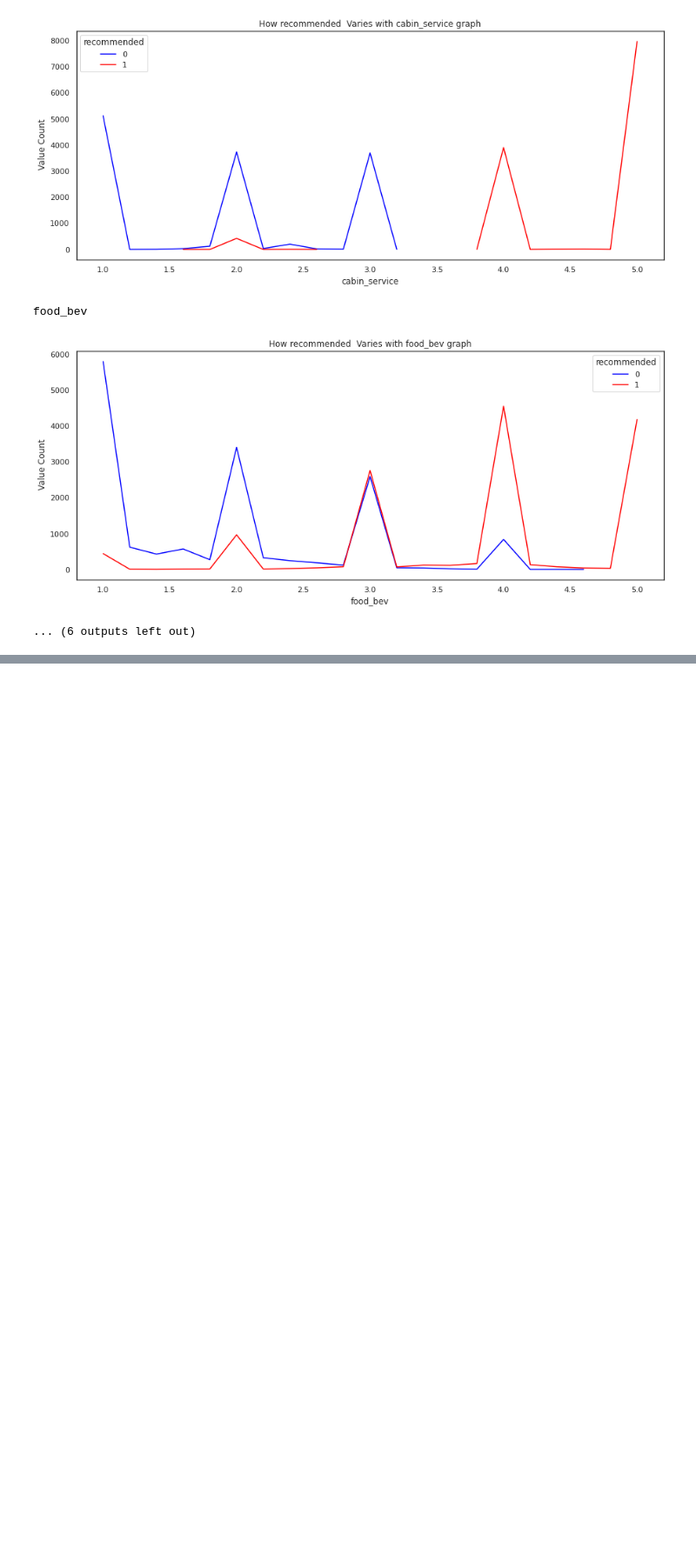
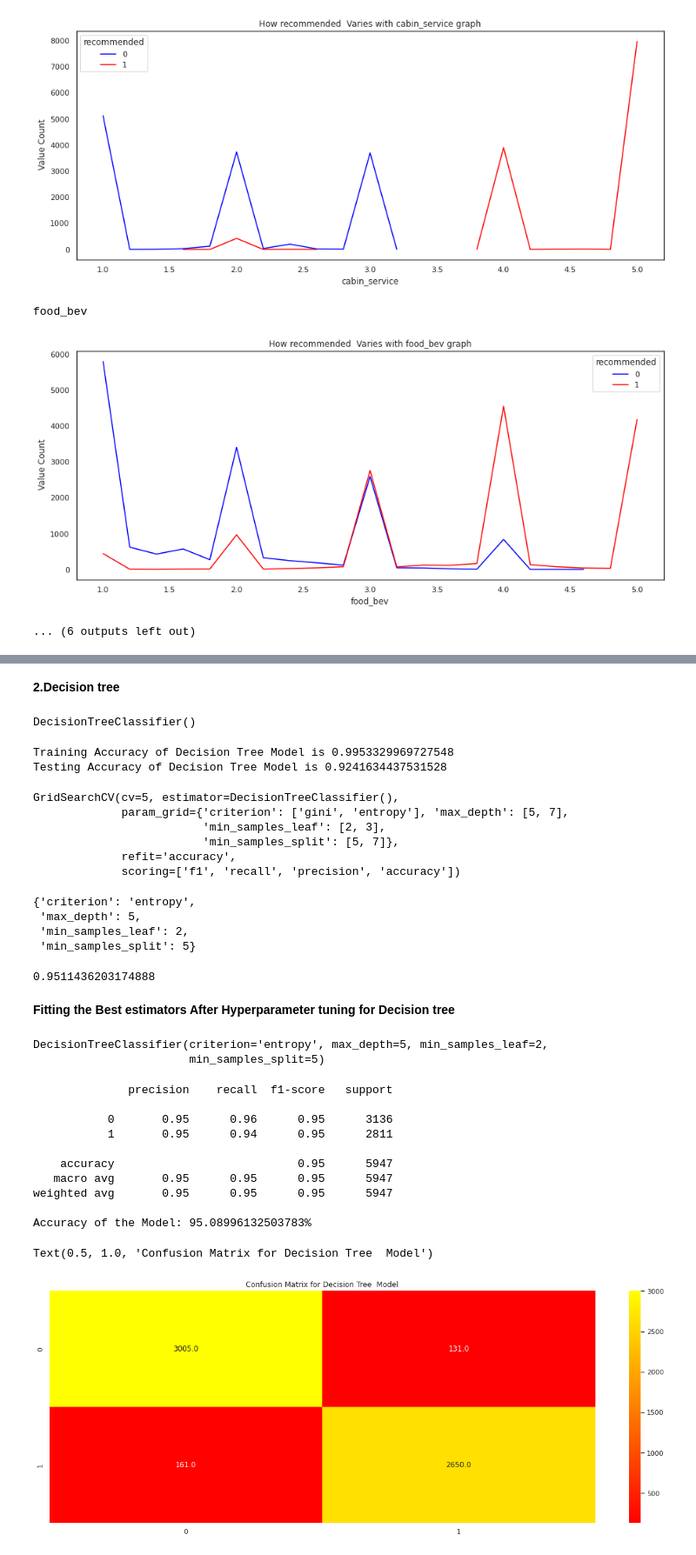
Before and after one commit to Mahima2208/Airline_Passenger_Referal_Prediction_Classification, a Jupyter notebook: AIRLINE_PASSENGER_REFERAL_PREDICTION_CLASSIFICATION.ipynb, the cells around one changed output, grey strips where cells are left out. Shown at 87% size. Saved outputs shown, nothing was run; the diff lists cells and outputs as text; code cells hidden in the pictures; blank space fills up the shorter version.

```diff
--- a/AIRLINE_PASSENGER_REFERAL_PREDICTION_CLASSIFICATION.ipynb
+++ b/AIRLINE_PASSENGER_REFERAL_PREDICTION_CLASSIFICATION.ipynb
@@ -355,0 +499,79 @@ food_bev
+# %% [markdown]
+**2.Decision tree**
+# %%
+#Initializing Decision Tree Model object
+tree_classify=DecisionTreeClassifier()
+#Taining a model with x and y
+tree_classify.fit(X_train,Y_train)
+# %% [output]
+DecisionTreeClassifier()
+# %%
+print("Training Accuracy of Decision Tree Model is",tree_classify.score(X_train,Y_train))
+print("Testing Accuracy of Decision Tree Model is",tree_classify.score(X_test,Y_test))
+# %% [output]
+Training Accuracy of Decision Tree Model is 0.9953329969727548
+Testing Accuracy of Decision Tree Model is 0.9241634437531528
+# %%
+#setting the parameters and scoring metric
+parameters = {"criterion":["gini","entropy"],"max_depth":[5,7],"min_samples_split":[5,7],"min_samples_leaf":[2,3]}
+scoring_=['f1','recall','precision','accuracy']
+# %%
+#performing hyperparameter tuning using gridsearchcv
+
+#setting an estimator,and crossvalidation
+tree_cv = GridSearchCV(estimator=tree_classify, param_grid=parameters, scoring=scoring_, cv=5,refit='accuracy')
+
+#Fitting x and y to gridsearchcv model using an estimator Decision tree classifier
+tree_cv.fit(X_train, Y_train)
+# %% [output]
+GridSearchCV(cv=5, estimator=DecisionTreeClassifier(),
+             param_grid={'criterion': ['gini', 'entropy'], 'max_depth': [5, 7],
+                         'min_samples_leaf': [2, 3],
+                         'min_samples_split': [5, 7]},
+             refit='accuracy',
+             scoring=['f1', 'recall', 'precision', 'accuracy'])
+# %%
+#calling an best params
+tree_cv.best_params_
+# %% [output]
+{'criterion': 'entropy',
+ 'max_depth': 5,
+ 'min_samples_leaf': 2,
+ 'min_samples_split': 5}
+# %%
+#calling an best score
+tree_cv.best_score_
+# %% [output]
+0.9511436203174888
+# %% [markdown]
+**Fitting the Best estimators After Hyperparameter tuning for Decision tree**
+# %%
+#Fitting an best parameters to Decision tree Model
+final_tree_after_hyper_param_tune=tree_cv.best_estimator_
+final_tree_after_hyper_param_tune.fit(X_train, Y_train)
+# %% [output]
+DecisionTreeClassifier(criterion='entropy', max_depth=5, min_samples_leaf=2,
+                       min_samples_split=5)
+# %%
+# Evaluation of the decision tree model
+Y_pred = final_tree_after_hyper_param_tune.predict(X_test)
+
+print(classification_report(Y_test, Y_pred))
+cm = confusion_matrix( Y_test,Y_pred)
+
+print("Accuracy of the Model: {}%\n".format((accuracy_score( Y_test,Y_pred))*100))
+sns.heatmap(cm, annot=True, fmt = ".1f",cmap="autumn")
+plt.title("Confusion Matrix for Decision Tree  Model")
+# %% [output]
+              precision    recall  f1-score   support
+
+           0       0.95      0.96      0.95      3136
+           1       0.95      0.94      0.95      2811
+
+    accuracy                           0.95      5947
+   macro avg       0.95      0.95      0.95      5947
+weighted avg       0.95      0.95      0.95      5947
+
+Accuracy of the Model: 95.08996132503783%
+Text(0.5, 1.0, 'Confusion Matrix for Decision Tree  Model')
+[figure, added]
```
Also changed, not shown: parts of 48 cells of this notebook.
